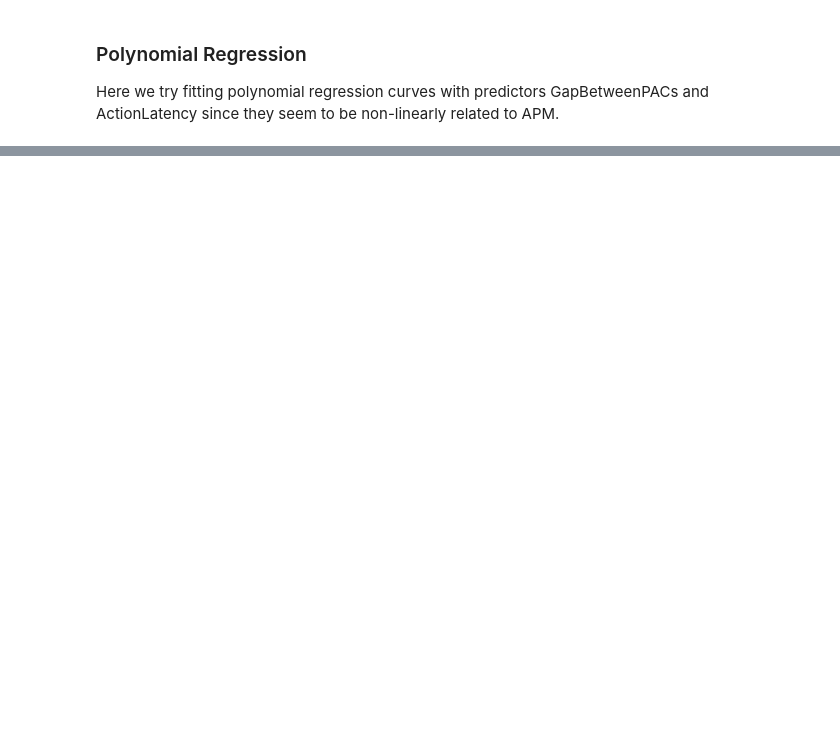
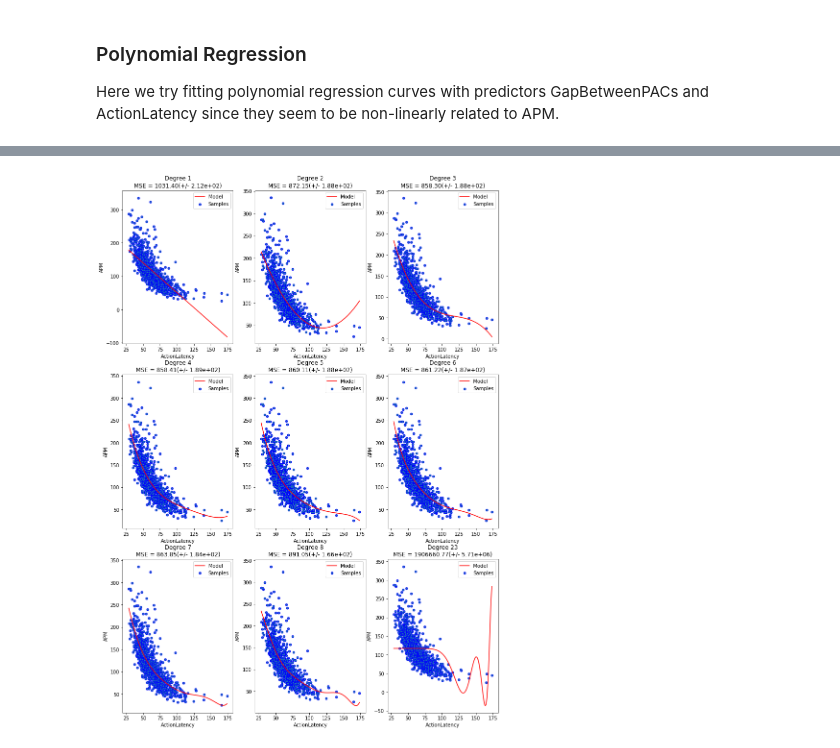
Before and after one commit to GreenSnabl/robotics_ml, a Jupyter notebook: ml_course_en/assignments/Assignment 02a_Linear_regression_regul_poly.ipynb, the cells around one changed output, grey strips where cells are left out. Saved outputs shown, nothing was run; the diff lists cells and outputs as text; code cells hidden in the pictures; blank space fills up the shorter version.

```diff
--- a/ml_course_en/assignments/Assignment 02a_Linear_regression_regul_poly.ipynb
+++ b/ml_course_en/assignments/Assignment 02a_Linear_regression_regul_poly.ipynb
@@ -245,0 +257,31 @@ for i, predictor in enumerate(poly_predictors):
+# %%
+def plot_polynomial_regression(predictor, degrees):
+    plt.figure(figsize=(14, 20))
+    for i in range(len(degrees)):
+        ax = plt.subplot(np.ceil(len(degrees)/3), 3, i + 1)
+
+        polynomial_features = PolynomialFeatures(degree=degrees[i],
+                                             include_bias=False)
+        linear_regression = LinearRegression()
+        pipeline = Pipeline([("polynomial_features", polynomial_features),
+                         ("linear_regression", linear_regression)])
+        pipeline.fit(train_X[[predictor]], train_y)
+
+        # Evaluate the models using crossvalidation
+        scores = cross_val_score(pipeline, test_X[[predictor]], test_y,
+                             scoring="neg_mean_squared_error", cv=10)
+
+        xs = np.linspace(np.min(test_X[predictor]), np.max(test_X[predictor]), 100)
+        plt.plot(xs, pipeline.predict(xs.reshape(-1,1)), 'r-', label="Model")
+        plt.scatter(test_X[[predictor]], test_y, edgecolor='b', s=20, label="Samples")
+        ax.set_xlabel(predictor)
+        ax.set_ylabel("APM")
+        plt.legend(loc="best")
+        plt.title("Degree {}\nMSE = {:.2f}(+/- {:.2e})".format(degrees[i], -scores.mean(), scores.std()))
+    plt.show()
+
+train_X, test_X, train_y, test_y = train_test_split(df_train, y, random_state=42, train_size=0.7)
+
+plot_polynomial_regression("ActionLatency", [1,2,3,4,5,6,7,8,23])
+# %% [output]
+[figure, added]
```
Also changed, not shown: parts of 22 cells of this notebook, 10 other files.
